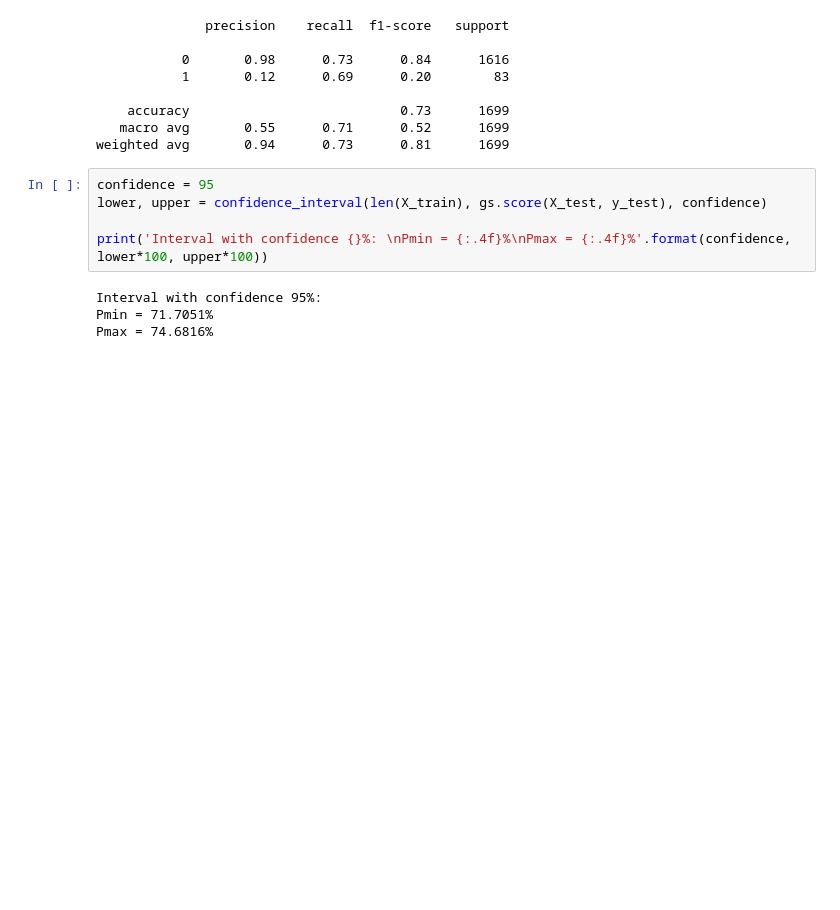
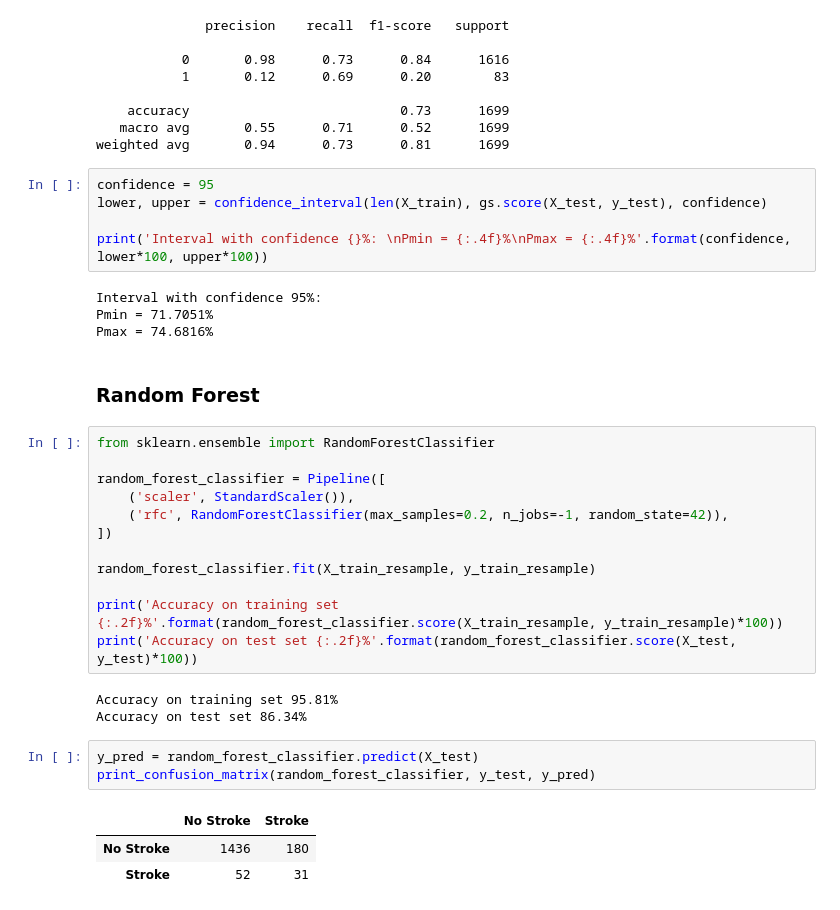
Before and after one commit to LucaSamore/Stroke-Prediction-Analysis, a Jupyter notebook: stroke_prediction_analysis.ipynb, the cells around one changed output. Saved outputs shown, nothing was run; the diff lists cells and outputs as text; blank space fills up the shorter version.

Commit message:
Add random forest

```diff
--- a/stroke_prediction_analysis.ipynb
+++ b/stroke_prediction_analysis.ipynb
@@ -727,3 +727,27 @@ print('Interval with confidence {}%: \nPmin = {:.4f}%\nPmax = {:.4f}%'.format(co
 Interval with confidence 95%:
 Pmin = 71.7051%
 Pmax = 74.6816%
+# %% [markdown]
+### Random Forest
+# %%
+from sklearn.ensemble import RandomForestClassifier
+
+random_forest_classifier = Pipeline([
+    ('scaler', StandardScaler()),
+    ('rfc', RandomForestClassifier(max_samples=0.2, n_jobs=-1, random_state=42)),
+])
+
+random_forest_classifier.fit(X_train_resample, y_train_resample)
+
+print('Accuracy on training set {:.2f}%'.format(random_forest_classifier.score(X_train_resample, y_train_resample)*100))
+print('Accuracy on test set {:.2f}%'.format(random_forest_classifier.score(X_test, y_test)*100))
+# %% [output]
+Accuracy on training set 95.81%
+Accuracy on test set 86.34%
+# %%
+y_pred = random_forest_classifier.predict(X_test)
+print_confusion_matrix(random_forest_classifier, y_test, y_pred)
+# %% [output]
+|  | No Stroke | Stroke |
+| No Stroke | 1436 | 180 |
+| Stroke | 52 | 31 |
```
Also changed, not shown: parts of 4 cells of this notebook.
